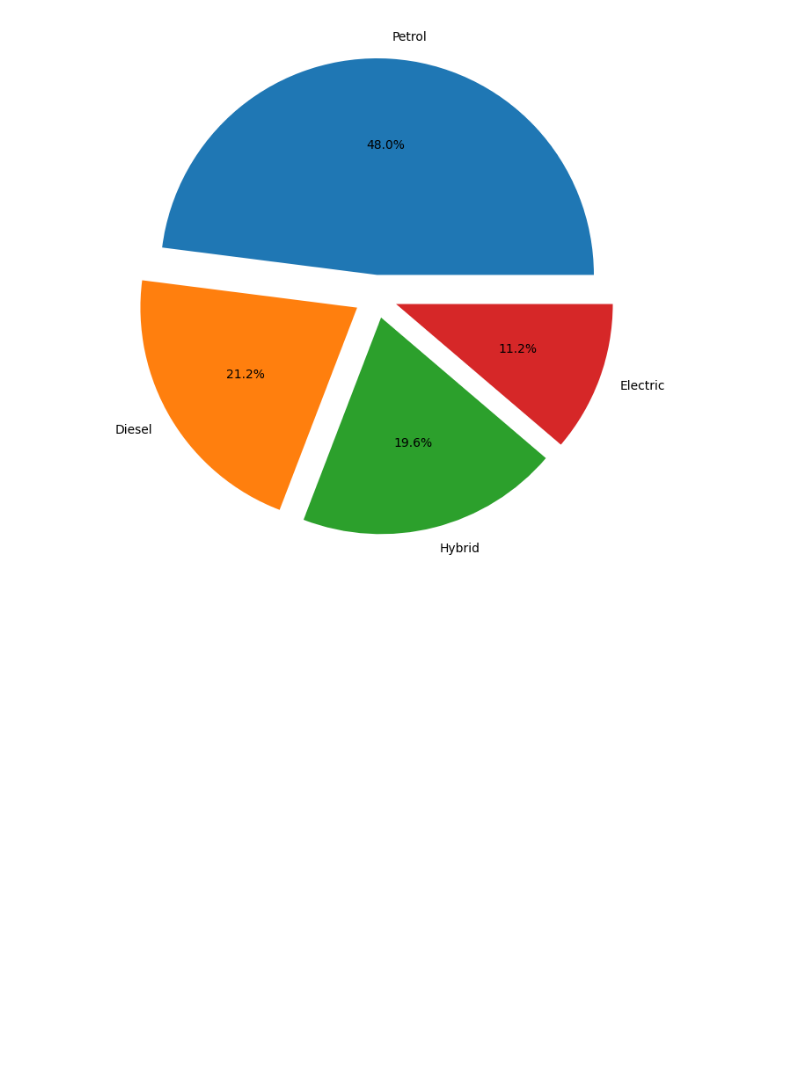
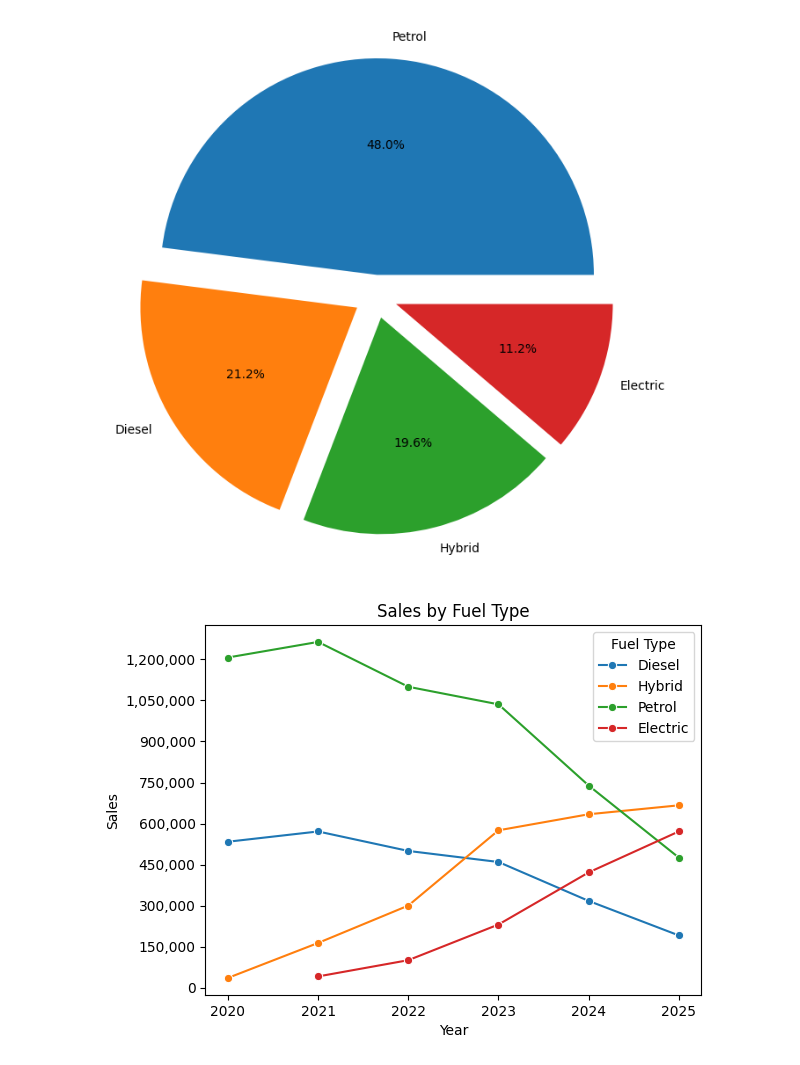
Before and after one commit to Szafranerio/Data_InDepth, a Jupyter notebook: Pandas/Practice/Car_Sales.ipynb, the cells around one changed output. Saved outputs shown, nothing was run; the diff lists cells and outputs as text; code cells hidden in the pictures; blank space fills up the shorter version.

```diff
--- a/Pandas/Practice/Car_Sales.ipynb
+++ b/Pandas/Practice/Car_Sales.ipynb
@@ -138,4 +138,15 @@ plt.show()
 # %% [output]
 [figure]
 # %%
-yearly_sales_by_fuel =
+yearly_sales_by_fuel = (data.groupby(['Year', 'Fuel Type']).size().reset_index(name = 'Sales'))
+
+ax = sns.lineplot(data=yearly_sales_by_fuel, x='Year', y='Sales', hue='Fuel Type', marker='o')
+ax.yaxis.set_major_locator(mticker.MaxNLocator(integer=True))
+ax.yaxis.set_major_formatter(
+    mticker.FuncFormatter(lambda x, _: f"{int(x):,}")
+)
+
+plt.title('Sales by Fuel Type')
+plt.show()
+# %% [output]
+[figure, added]
```
